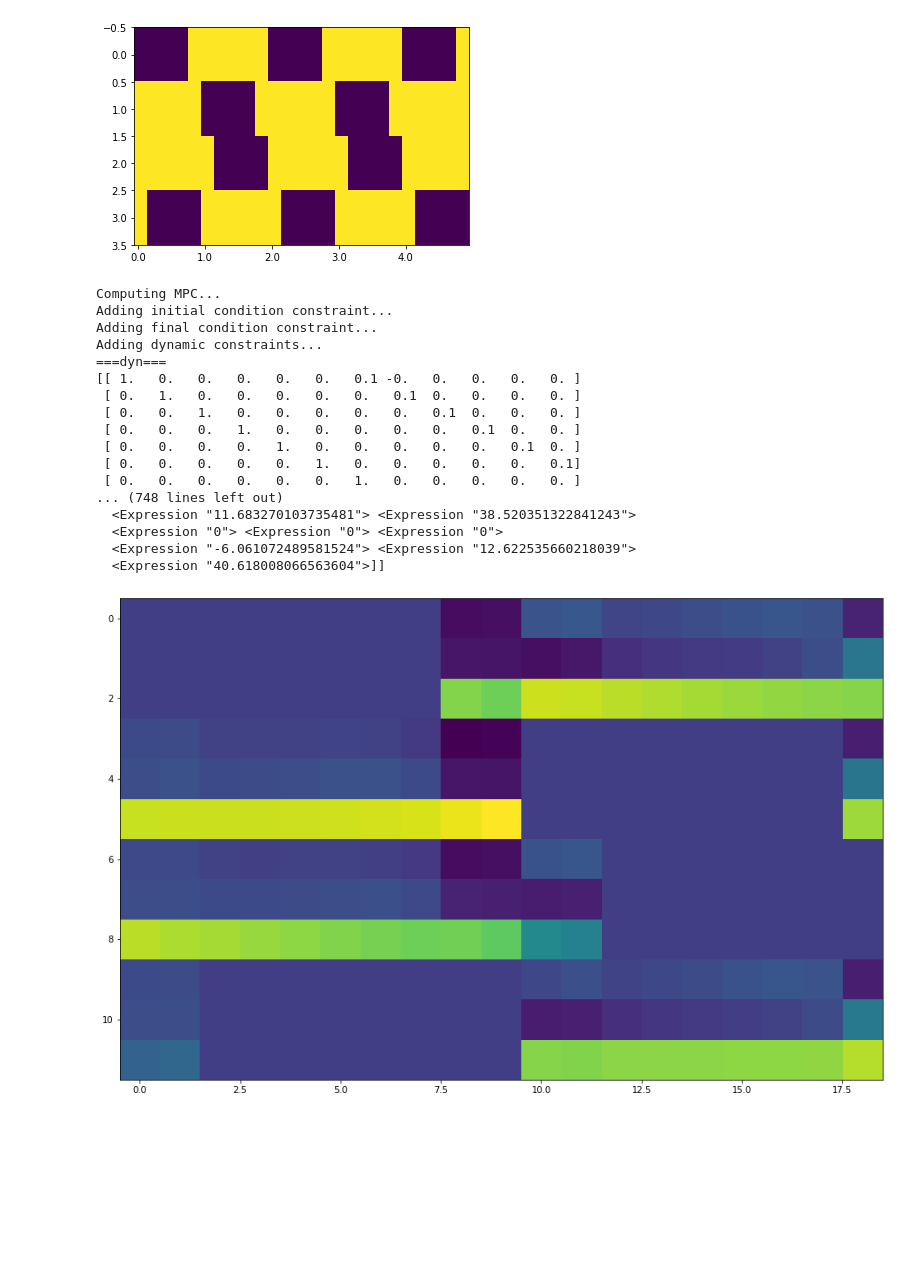
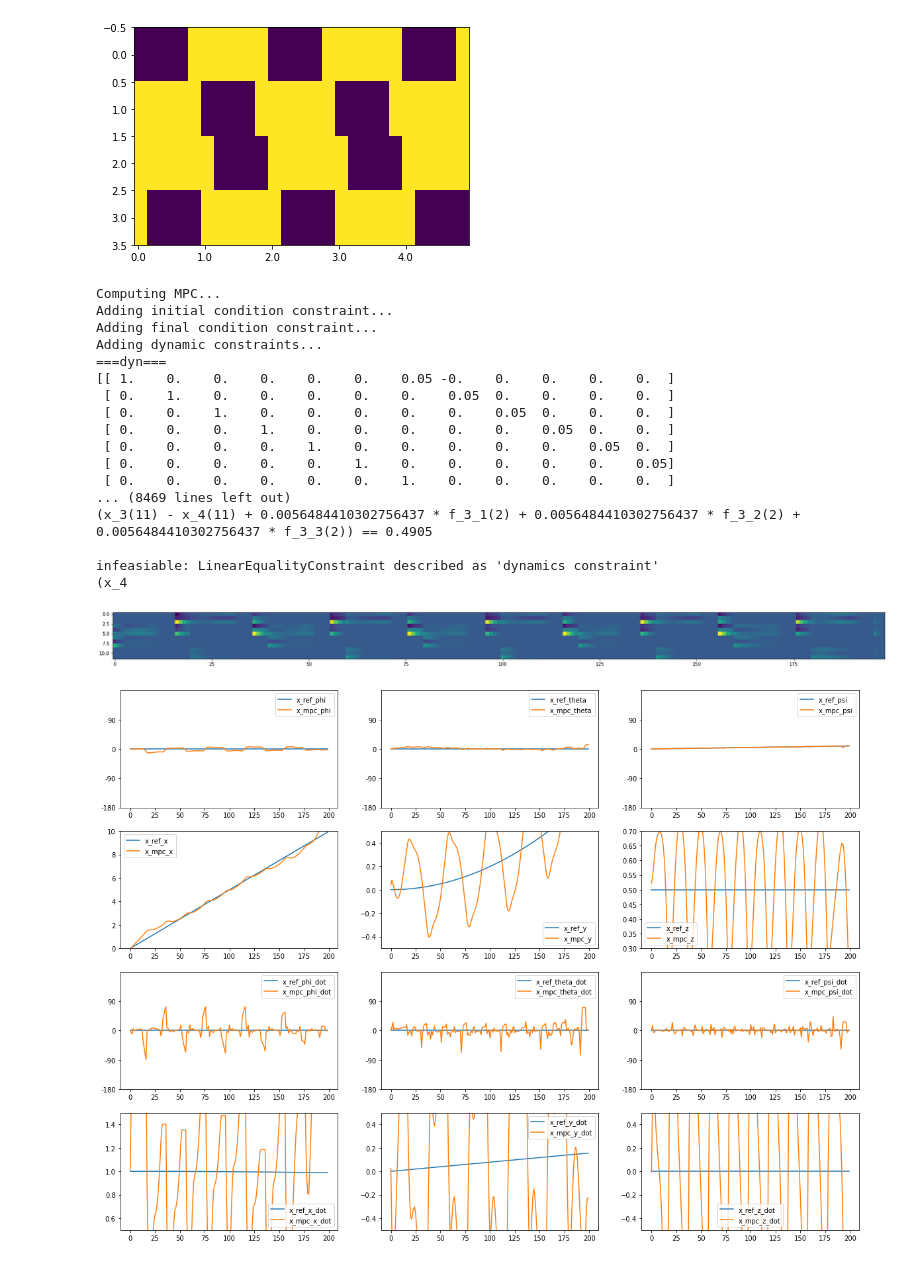
Before and after one commit to JChunX/gait-trans, a Jupyter notebook: gait_trans/playground.ipynb, the cells around one changed output. Drawn from its saved outputs; the diff is of its cells as text; code cells hidden in the pictures; blank space fills up the shorter version.

```diff
--- a/gait_trans/playground.ipynb
+++ b/gait_trans/playground.ipynb
@@ -89,8 +89,10 @@ def gen_body_trajectory(v, omega, dt, N, z=0.5):
     for i in range(N):
         if i > 0:
             body_trajectory[i, :3] = rot_mat @ (body_trajectory[i-1, :3] + v * dt)
-        # convert body velocity to world frame
-        body_trajectory[i, 3:6] = rot_mat @ v
+            # compute body velocity via finite difference
+            body_trajectory[i, 3:6] = (body_trajectory[i, :3] - body_trajectory[i-1, :3]) / dt
+        else:
+            body_trajectory[i, 3:6] = v
         body_trajectory[i, 6] = i * omega * dt
         body_trajectory[i, 7] = omega
 
@@ -554,10 +561,10 @@ leg_shoulder_pos = [np.array([0.5,0.5,0]),
     np.array([-0.5,0.5,0]),
     np.array([-0.5,-0.5,0])]
 
-body_cmd_vel = np.array([0.1, 0])
+body_cmd_vel = np.array([1, 0])
 omega = np.pi/200
-dt = 0.1
-N = 20
+dt = 0.05
+N = 200
 x_ref = np.zeros((N, 12))
 x_ref_tmp = gen_body_trajectory(body_cmd_vel, omega, dt, N)
 x_ref[:,:2] = np.zeros((N,2))
@@ -575,30 +669,52 @@ r_ref = r_ref - x_ref[:, np.newaxis, 3:6]
 # %%
-Q = np.eye(12)#np.diag([1000, 1000, 1, 1, 1, 1000, 1000, 1000, 1, 1, 1, 1000000])
-R = np.diag([1, 1, 1, 1, 1, 1, 1, 1, 1, 1, 1, 1])
+#Q = np.diag([1, 1, 1, 1, 1, 1, 1, 1, 1, 1, 1, 1])
+
+# DO NOT CHANGE THIS LINE
+# Q = np.diag([0.25,0.25,10,2,2,50,0,0,0.3,0.2,0.2,0.1])
+# #Q[:3,:3] = 100*Q[:3,:3] # angle
+# Q[3:6,3:6] = 100*np.diag([10, 1000, 1000]) #position
+# Q[6:9,6:9] = 10*np.diag([1000, 10, 1]) # angular velocity
+# # Q[9:12,9:12] = 1000*np.diag([1, 0.9, 0.9]) # velocity
+
+# [angx,angy,angz,posx,posy,posz,angvelx,angvely,angvelz,velx,vely,velz]
+
+Q =  1000*np.diag([0.25,0.25,10,
+                   20,500,1000,
+                   0.5,0.5,0.3,
+                   0.3,0.3,0.15])
+# Q[:3,:3] = 100*Q[:3,:3] # angle
+# Q[3:6,3:6] = 100*np.diag([10, 1000, 1000]) #position
+# Q[6:9,6:9] = 10*np.diag([1000, 10, 1]) # angular velocity
+# Q[9:12,9:12] = 1000*np.diag([1, 0.9, 0.9]) # velocity
+
+R = 1*np.diag([1, 1, 1, 1, 1, 1, 1, 1, 1, 1, 1, 1])
 mpc = QuadrupedMPC(N, dt, Q, R)
 f_mpc, x_mpc = mpc.compute_mpc(x_ref, r_ref[:N-1], fsm[:N-1])
 f_mpc = np.vectorize(lambda x: x.Evaluate())(f_mpc)
 
 plt.figure(figsize=(30,N/2))
 plt.imshow(f_mpc.T)
 # save plot as image named "gait_force.png"
 plt.savefig("../gait_force.png")
+
+plot_com_traj(x_ref[:], x_mpc[:])
 # %% [output]
 Computing MPC...
 Adding initial condition constraint...
 Adding final condition constraint...
 Adding dynamic constraints...
 ===dyn===
-[[ 1.   0.   0.   0.   0.   0.   0.1 -0.   0.   0.   0.   0. ]
- [ 0.   1.   0.   0.   0.   0.   0.   0.1  0.   0.   0.   0. ]
- [ 0.   0.   1.   0.   0.   0.   0.   0.   0.1  0.   0.   0. ]
- [ 0.   0.   0.   1.   0.   0.   0.   0.   0.   0.1  0.   0. ]
- [ 0.   0.   0.   0.   1.   0.   0.   0.   0.   0.   0.1  0. ]
- [ 0.   0.   0.   0.   0.   1.   0.   0.   0.   0.   0.   0.1]
- [ 0.   0.   0.   0.   0.   0.   1.   0.   0.   0.   0.   0. ]
-... (748 lines left out)
-  <Expression "11.683270103735481"> <Expression "38.520351322841243">
-  <Expression "0"> <Expression "0"> <Expression "0">
-  <Expression "-6.061072489581524"> <Expression "12.622535660218039">
-  <Expression "40.618008066563604">]]
+[[ 1.    0.    0.    0.    0.    0.    0.05 -0.    0.    0.    0.    0.  ]
+ [ 0.    1.    0.    0.    0.    0.    0.    0.05  0.    0.    0.    0.  ]
+ [ 0.    0.    1.    0.    0.    0.    0.    0.    0.05  0.    0.    0.  ]
+ [ 0.    0.    0.    1.    0.    0.    0.    0.    0.    0.05  0.    0.  ]
+ [ 0.    0.    0.    0.    1.    0.    0.    0.    0.    0.    0.05  0.  ]
+ [ 0.    0.    0.    0.    0.    1.    0.    0.    0.    0.    0.    0.05]
+ [ 0.    0.    0.    0.    0.    0.    1.    0.    0.    0.    0.    0.  ]
+... (8469 lines left out)
+(x_3(11) - x_4(11) + 0.0056484410302756437 * f_3_1(2) + 0.0056484410302756437 * f_3_2(2) + 0.0056484410302756437 * f_3_3(2)) == 0.4905
+
+infeasiable: LinearEqualityConstraint described as 'dynamics constraint'
+(x_4
-[figure, old version]
+[figure, new version]
+[figure, added]
```
Also changed, not shown: parts of 5 cells of this notebook, 2 other files.
